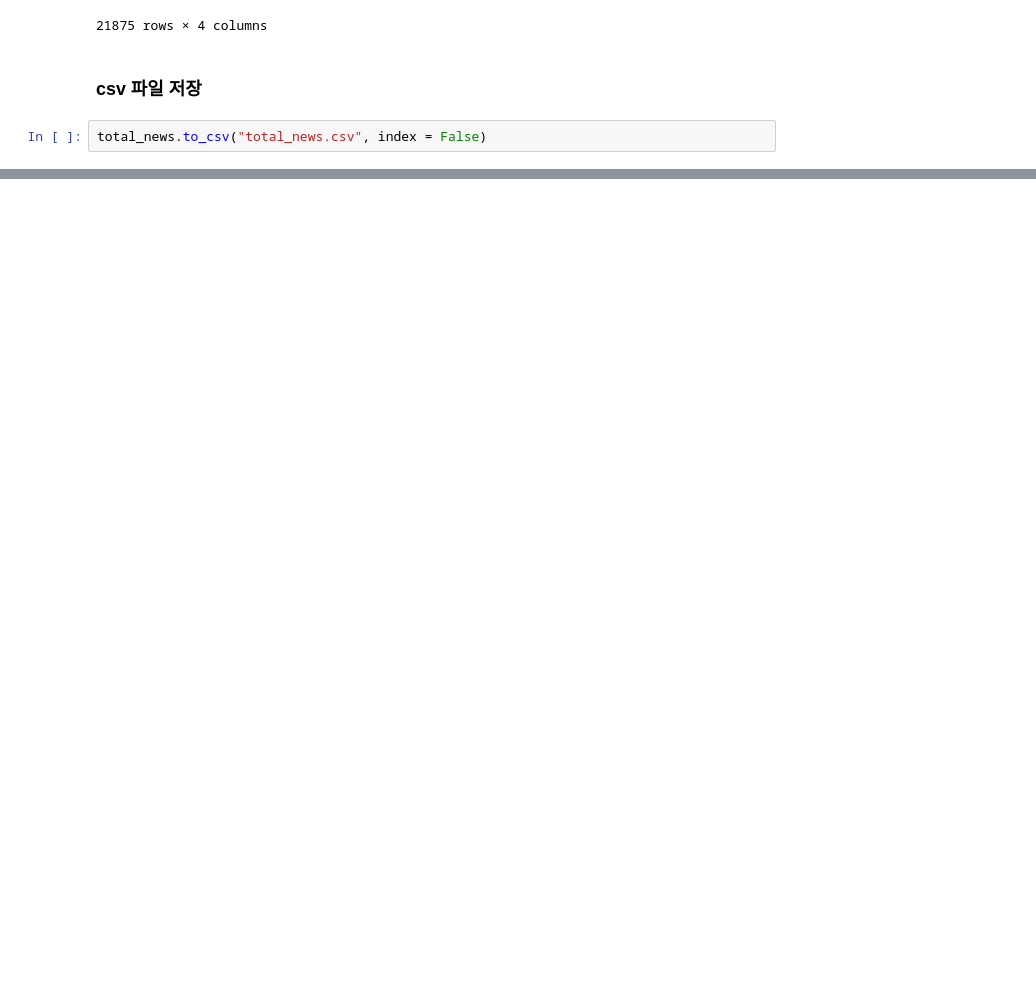
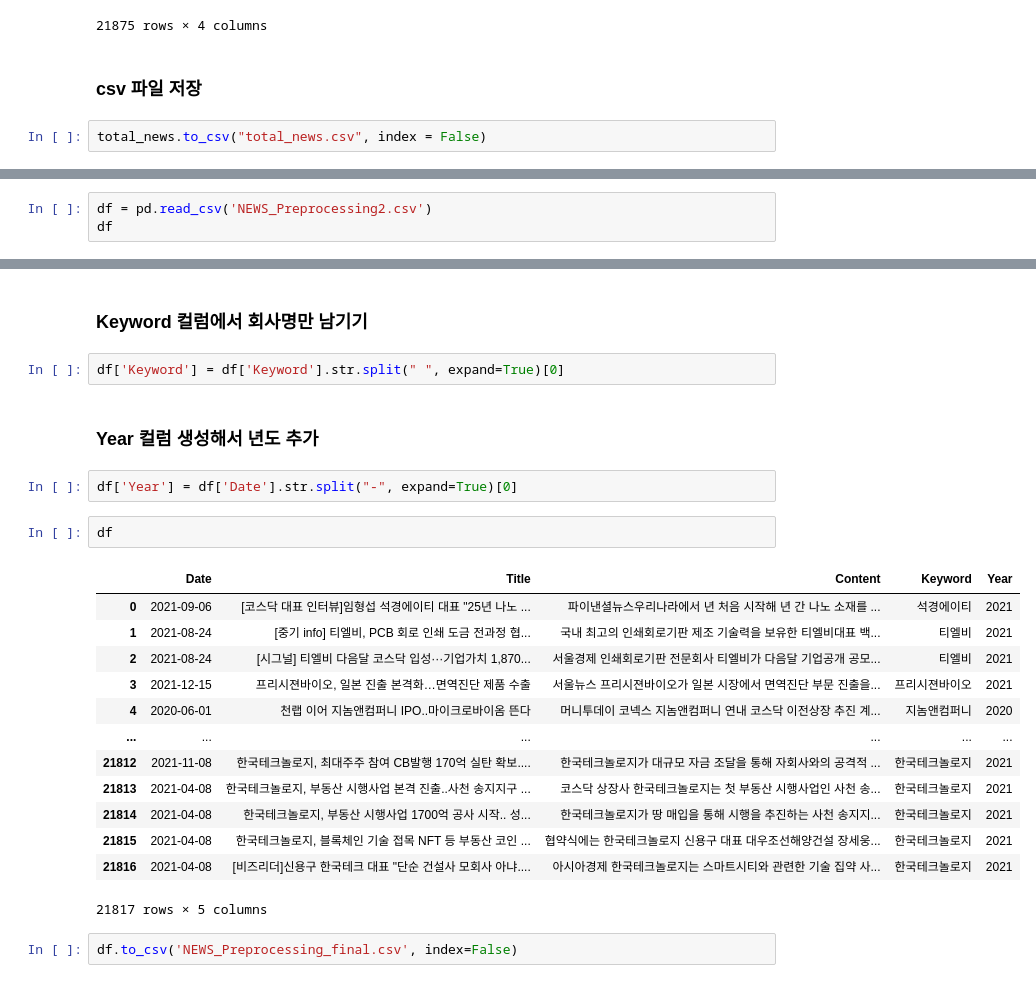
Before and after one commit to March-of-the-Ants/ESG-Rating-System, a Jupyter notebook: preprocessing/news/NEWS_Preprocessing.ipynb, the cells around one changed output, grey strips where cells are left out. Drawn from its saved outputs; the diff is of its cells as text; blank space fills up the shorter version.

Commit message:
preprocessing

```diff
--- a/preprocessing/news/NEWS_Preprocessing1.ipynb
+++ b/preprocessing/news/NEWS_Preprocessing.ipynb
@@ -305,0 +432,3 @@ total_news.to_csv("total_news.csv", index = False)
+# %%
+df = pd.read_csv('NEWS_Preprocessing2.csv')
+df
@@ -305,0 +449,26 @@ total_news.to_csv("total_news.csv", index = False)
+# %% [markdown]
+### Keyword 컬럼에서 회사명만 남기기
+# %%
+df['Keyword'] = df['Keyword'].str.split(" ", expand=True)[0]
+# %% [markdown]
+### Year 컬럼 생성해서 년도 추가
+# %%
+df['Year'] = df['Date'].str.split("-", expand=True)[0]
+# %%
+df
+# %% [output]
+|  | Date | Title | Content | Keyword | Year |
+| 0 | 2021-09-06 | [코스닥 대표 인터뷰]임형섭 석경에이티 대표 "25년 나노 ... | 파이낸셜뉴스우리나라에서 년 처음 시작해 년 간 나노 소재를 ... | 석경에이티 | 2021 |
+| 1 | 2021-08-24 | [중기 info] 티엘비, PCB 회로 인쇄 도금 전과정 협... | 국내 최고의 인쇄회로기판 제조 기술력을 보유한 티엘비대표 백... | 티엘비 | 2021 |
+| 2 | 2021-08-24 | [시그널] 티엘비 다음달 코스닥 입성···기업가치 1,870... | 서울경제 인쇄회로기판 전문회사 티엘비가 다음달 기업공개 공모... | 티엘비 | 2021 |
+| 3 | 2021-12-15 | 프리시젼바이오, 일본 진출 본격화…면역진단 제품 수출 | 서울뉴스 프리시젼바이오가 일본 시장에서 면역진단 부문 진출을... | 프리시젼바이오 | 2021 |
+| 4 | 2020-06-01 | 천랩 이어 지놈앤컴퍼니 IPO..마이크로바이옴 뜬다 | 머니투데이 코넥스 지놈앤컴퍼니 연내 코스닥 이전상장 추진 계... | 지놈앤컴퍼니 | 2020 |
+| ... | ... | ... | ... | ... | ... |
+| 21812 | 2021-11-08 | 한국테크놀로지, 최대주주 참여 CB발행 170억 실탄 확보.... | 한국테크놀로지가 대규모 자금 조달을 통해 자회사와의 공격적 ... | 한국테크놀로지 | 2021 |
+| 21813 | 2021-04-08 | 한국테크놀로지, 부동산 시행사업 본격 진출..사천 송지지구 ... | 코스닥 상장사 한국테크놀로지는 첫 부동산 시행사업인 사천 송... | 한국테크놀로지 | 2021 |
+| 21814 | 2021-04-08 | 한국테크놀로지, 부동산 시행사업 1700억 공사 시작.. 성... | 한국테크놀로지가 땅 매입을 통해 시행을 추진하는 사천 송지지... | 한국테크놀로지 | 2021 |
+| 21815 | 2021-04-08 | 한국테크놀로지, 블록체인 기술 접목 NFT 등 부동산 코인 ... | 협약식에는 한국테크놀로지 신용구 대표 대우조선해양건설 장세웅... | 한국테크놀로지 | 2021 |
+| 21816 | 2021-04-08 | [비즈리더]신용구 한국테크 대표 "단순 건설사 모회사 아냐.... | 아시아경제 한국테크놀로지는 스마트시티와 관련한 기술 집약 사... | 한국테크놀로지 | 2021 |
+21817 rows × 5 columns
+# %%
+df.to_csv('NEWS_Preprocessing_final.csv', index=False)
```
Also changed, not shown: parts of 18 cells of this notebook.
